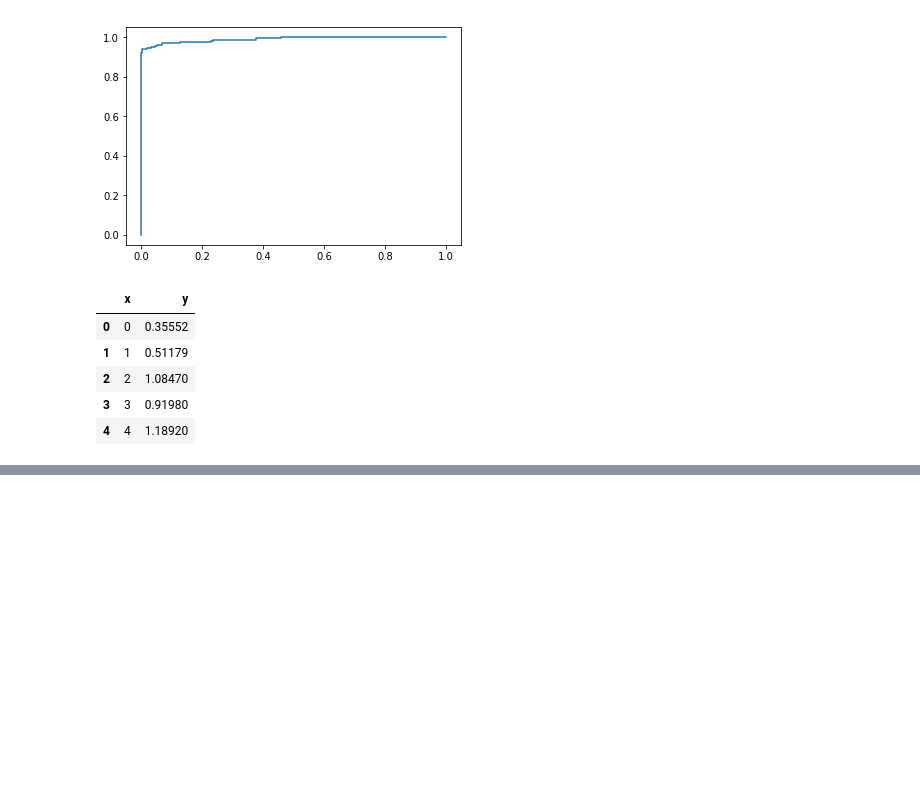
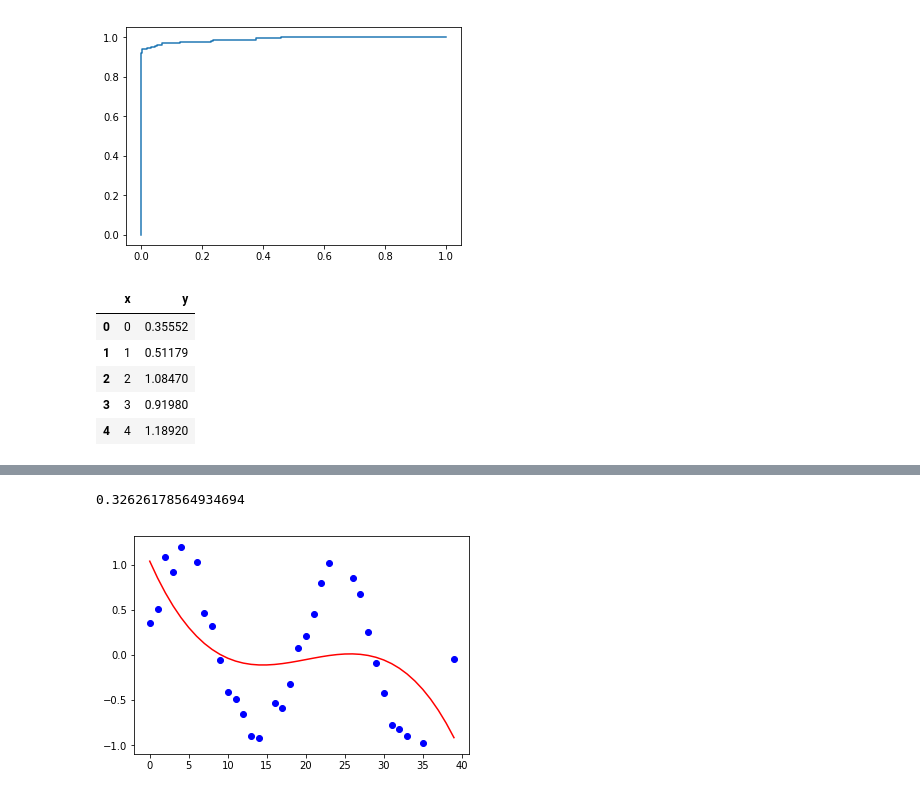
Before and after one commit to akhvorov/ml-1-ifmo-course, a Jupyter notebook: 8/NaiveBayes.ipynb, the cells around one changed output, grey strips where cells are left out. Drawn from its saved outputs; the diff is of its cells as text; code cells hidden in the pictures; blank space fills up the shorter version.

```diff
--- a/8/NaiveBayes.ipynb
+++ b/8/NaiveBayes.ipynb
@@ -160,0 +213,5 @@ def r_score(y_true, y_pr):
+# %%
+regression(noisysine_features, noisysine_label, deg=3, lam=0.1, plot=True)
+# %% [output]
+0.32626178564934694
+[figure, added]
```
Also changed, not shown: parts of 19 cells of this notebook, 2 other files.
